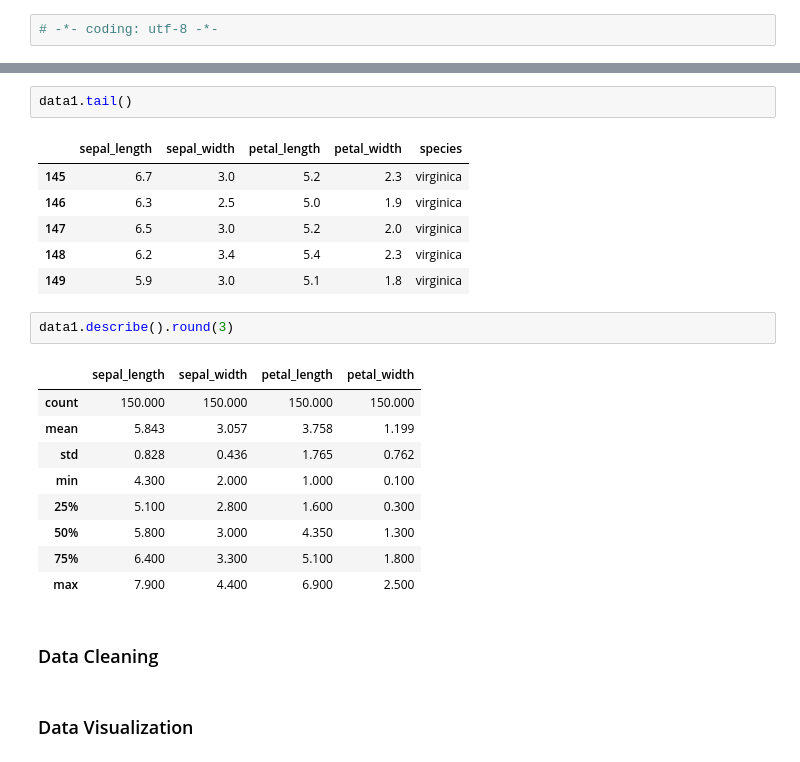
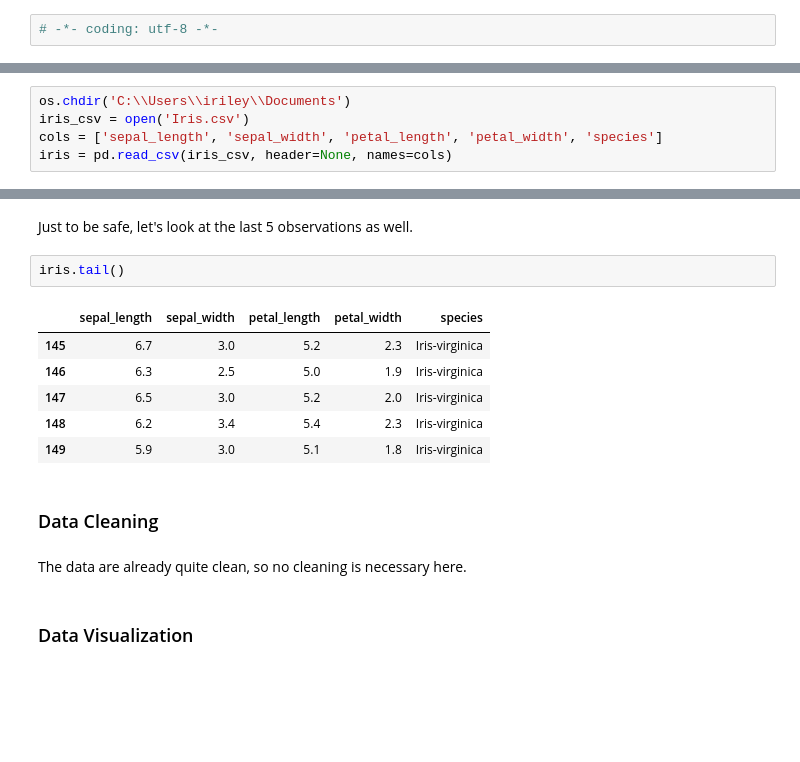
Before and after one commit to yelircaasi/byu_econ_applied_machine_learning, a Jupyter notebook: homeworks/Homework_1.ipynb, the cells around one changed output, grey strips where cells are left out. Cells and saved outputs as stored; diff of their text form; blank space fills up the shorter version.

```diff
--- a/homeworks/Homework_1.ipynb
+++ b/homeworks/Homework_1.ipynb
@@ -35,0 +35,5 @@ data1 = sns.load_dataset("iris")
+# %%
+os.chdir('C:\\Users\\iriley\\Documents')
+iris_csv = open('Iris.csv')
+cols = ['sepal_length', 'sepal_width', 'petal_length', 'petal_width', 'species']
+iris = pd.read_csv(iris_csv, header=None, names=cols)
@@ -59,26 +65,18 @@ data1.head(10)
+# %% [markdown]
+Just to be safe, let's look at the last 5 observations as well.
 # %%
-data1.tail()
+iris.tail()
 # %% [output]
 |  | sepal_length | sepal_width | petal_length | petal_width | species |
-| 145 | 6.7 | 3.0 | 5.2 | 2.3 | virginica |
-| 146 | 6.3 | 2.5 | 5.0 | 1.9 | virginica |
-| 147 | 6.5 | 3.0 | 5.2 | 2.0 | virginica |
-| 148 | 6.2 | 3.4 | 5.4 | 2.3 | virginica |
-| 149 | 5.9 | 3.0 | 5.1 | 1.8 | virginica |
+| 145 | 6.7 | 3.0 | 5.2 | 2.3 | Iris-virginica |
+| 146 | 6.3 | 2.5 | 5.0 | 1.9 | Iris-virginica |
+| 147 | 6.5 | 3.0 | 5.2 | 2.0 | Iris-virginica |
+| 148 | 6.2 | 3.4 | 5.4 | 2.3 | Iris-virginica |
+| 149 | 5.9 | 3.0 | 5.1 | 1.8 | Iris-virginica |
-# %%
-data1.describe().round(3)
-# %% [output]
-|  | sepal_length | sepal_width | petal_length | petal_width |
-| count | 150.000 | 150.000 | 150.000 | 150.000 |
-| mean | 5.843 | 3.057 | 3.758 | 1.199 |
-| std | 0.828 | 0.436 | 1.765 | 0.762 |
-| min | 4.300 | 2.000 | 1.000 | 0.100 |
-| 25% | 5.100 | 2.800 | 1.600 | 0.300 |
-| 50% | 5.800 | 3.000 | 4.350 | 1.300 |
-| 75% | 6.400 | 3.300 | 5.100 | 1.800 |
-| max | 7.900 | 4.400 | 6.900 | 2.500 |
 # %% [markdown]
 ### Data Cleaning
+# %% [markdown]
+The data are already quite clean, so no cleaning is necessary here.
 # %% [markdown]
 ### Data Visualization
 # %%
```
Also changed, not shown: parts of 66 cells of this notebook.
